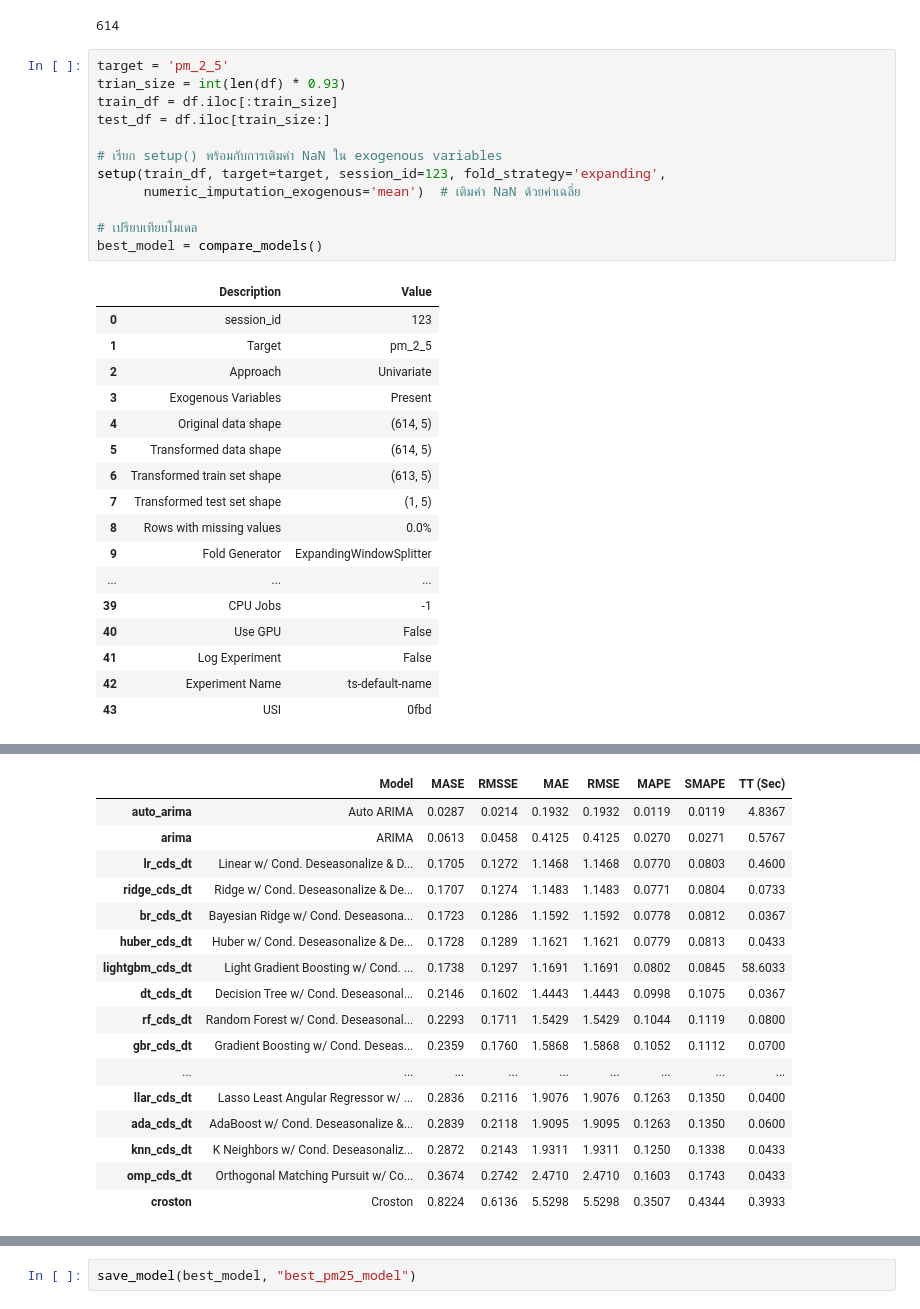
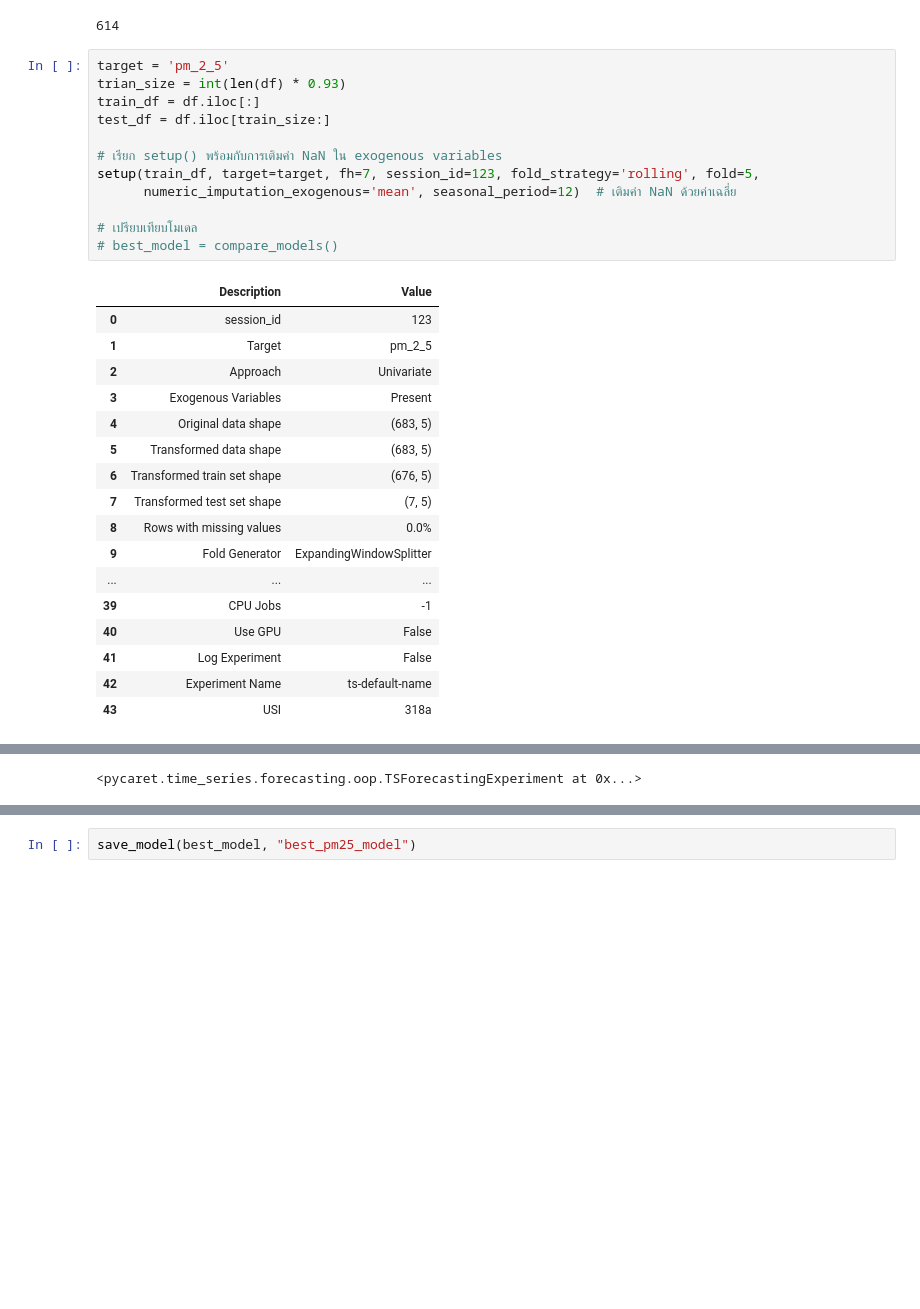
Before and after one commit to KIM2548TH/termproject1-2_cleandata, a Jupyter notebook: test_kim.ipynb, the cells around one changed output, grey strips where cells are left out. Saved outputs shown, nothing was run; the diff lists cells and outputs as text; blank space fills up the shorter version.

Commit message:
add models

```diff
--- a/test_kim.ipynb
+++ b/test_kim.ipynb
@@ -168,25 +168,25 @@ print(train_size)
 # %%
 target = 'pm_2_5'
 trian_size = int(len(df) * 0.93)
-train_df = df.iloc[:train_size]
+train_df = df.iloc[:]
 test_df = df.iloc[train_size:]
 
 # เรียก setup() พร้อมกับการเติมค่า NaN ใน exogenous variables
-setup(train_df, target=target, session_id=123, fold_strategy='expanding',
-      numeric_imputation_exogenous='mean')  # เติมค่า NaN ด้วยค่าเฉลี่ย
+setup(train_df, target=target, fh=7, session_id=123, fold_strategy='rolling', fold=5,
+      numeric_imputation_exogenous='mean', seasonal_period=12)  # เติมค่า NaN ด้วยค่าเฉลี่ย
 
 # เปรียบเทียบโมเดล
-best_model = compare_models()
+# best_model = compare_models()
 # %% [output]
 |  | Description | Value |
 | 0 | session_id | 123 |
 | 1 | Target | pm_2_5 |
 | 2 | Approach | Univariate |
 | 3 | Exogenous Variables | Present |
-| 4 | Original data shape | (614, 5) |
-| 5 | Transformed data shape | (614, 5) |
-| 6 | Transformed train set shape | (613, 5) |
-| 7 | Transformed test set shape | (1, 5) |
+| 4 | Original data shape | (683, 5) |
+| 5 | Transformed data shape | (683, 5) |
+| 6 | Transformed train set shape | (676, 5) |
+| 7 | Transformed test set shape | (7, 5) |
 | 8 | Rows with missing values | 0.0% |
 | 9 | Fold Generator | ExpandingWindowSplitter |
 | ... | ... | ... |
@@ -194,4 +194,4 @@ best_model = compare_models()
 | 40 | Use GPU | False |
 | 41 | Log Experiment | False |
 | 42 | Experiment Name | ts-default-name |
-| 43 | USI | 0fbd |
+| 43 | USI | 318a |
@@ -199,17 +197,0 @@ best_model = compare_models()
-|  | Model | MASE | RMSSE | MAE | RMSE | MAPE | SMAPE | TT (Sec) |
-| auto_arima | Auto ARIMA | 0.0287 | 0.0214 | 0.1932 | 0.1932 | 0.0119 | 0.0119 | 4.8367 |
-| arima | ARIMA | 0.0613 | 0.0458 | 0.4125 | 0.4125 | 0.0270 | 0.0271 | 0.5767 |
-| lr_cds_dt | Linear w/ Cond. Deseasonalize & D... | 0.1705 | 0.1272 | 1.1468 | 1.1468 | 0.0770 | 0.0803 | 0.4600 |
-| ridge_cds_dt | Ridge w/ Cond. Deseasonalize & De... | 0.1707 | 0.1274 | 1.1483 | 1.1483 | 0.0771 | 0.0804 | 0.0733 |
-| br_cds_dt | Bayesian Ridge w/ Cond. Deseasona... | 0.1723 | 0.1286 | 1.1592 | 1.1592 | 0.0778 | 0.0812 | 0.0367 |
-| huber_cds_dt | Huber w/ Cond. Deseasonalize & De... | 0.1728 | 0.1289 | 1.1621 | 1.1621 | 0.0779 | 0.0813 | 0.0433 |
-| lightgbm_cds_dt | Light Gradient Boosting w/ Cond. ... | 0.1738 | 0.1297 | 1.1691 | 1.1691 | 0.0802 | 0.0845 | 58.6033 |
-| dt_cds_dt | Decision Tree w/ Cond. Deseasonal... | 0.2146 | 0.1602 | 1.4443 | 1.4443 | 0.0998 | 0.1075 | 0.0367 |
-| rf_cds_dt | Random Forest w/ Cond. Deseasonal... | 0.2293 | 0.1711 | 1.5429 | 1.5429 | 0.1044 | 0.1119 | 0.0800 |
-| gbr_cds_dt | Gradient Boosting w/ Cond. Deseas... | 0.2359 | 0.1760 | 1.5868 | 1.5868 | 0.1052 | 0.1112 | 0.0700 |
-| ... | ... | ... | ... | ... | ... | ... | ... | ... |
-| llar_cds_dt | Lasso Least Angular Regressor w/ ... | 0.2836 | 0.2116 | 1.9076 | 1.9076 | 0.1263 | 0.1350 | 0.0400 |
-| ada_cds_dt | AdaBoost w/ Cond. Deseasonalize &... | 0.2839 | 0.2118 | 1.9095 | 1.9095 | 0.1263 | 0.1350 | 0.0600 |
-| knn_cds_dt | K Neighbors w/ Cond. Deseasonaliz... | 0.2872 | 0.2143 | 1.9311 | 1.9311 | 0.1250 | 0.1338 | 0.0433 |
-| omp_cds_dt | Orthogonal Matching Pursuit w/ Co... | 0.3674 | 0.2742 | 2.4710 | 2.4710 | 0.1603 | 0.1743 | 0.0433 |
-| croston | Croston | 0.8224 | 0.6136 | 5.5298 | 5.5298 | 0.3507 | 0.4344 | 0.3933 |
@@ -217 +198,2 @@ best_model = compare_models()
+<pycaret.time_series.forecasting.oop.TSForecastingExperiment at 0x...>
 # %%
```
Also changed, not shown: parts of 4 cells of this notebook, 1 other file.
